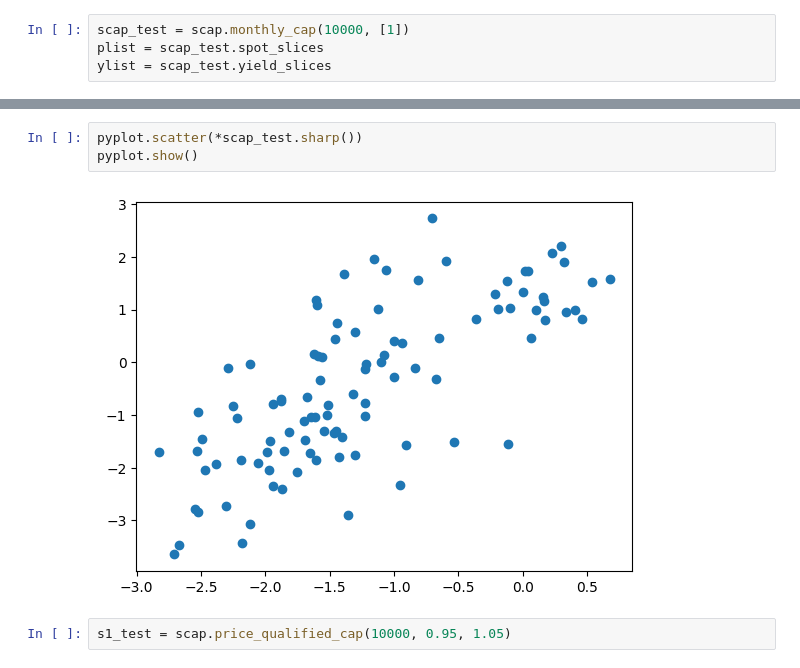
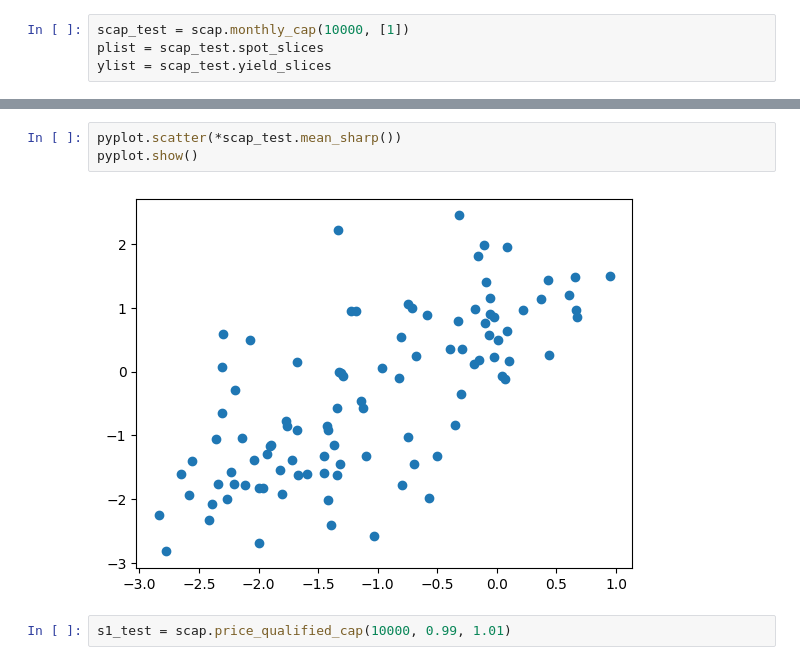
Before and after one commit to Sy-Sang/finance_utils, a Jupyter notebook: finance_utils/asset/spot/nb/nb3.ipynb, the cells around one changed output, grey strips where cells are left out. Drawn from its saved outputs; the diff is of its cells as text.

```diff
--- a/finance_utils/asset/spot/nb/nb3.ipynb
+++ b/finance_utils/asset/spot/nb/nb3.ipynb
@@ -48,10 +48,10 @@ pyplot.show()
 # %%
-pyplot.scatter(*scap_test.sharp())
+pyplot.scatter(*scap_test.mean_sharp())
 pyplot.show()
 # %% [output]
-[figure, old version]
+[figure, new version]
 # %%
-s1_test = scap.price_qualified_cap(10000, 0.95, 1.05)
+s1_test = scap.price_qualified_cap(10000, 0.99, 1.01)
 # %%
 pyplot.plot(sorted(scap_test.max_drawdown().spot_drawdown))
 pyplot.plot(sorted(scap_test.max_drawdown().yield_drawdown))
```
Also changed, not shown: parts of 6 cells of this notebook, 3 other files.
